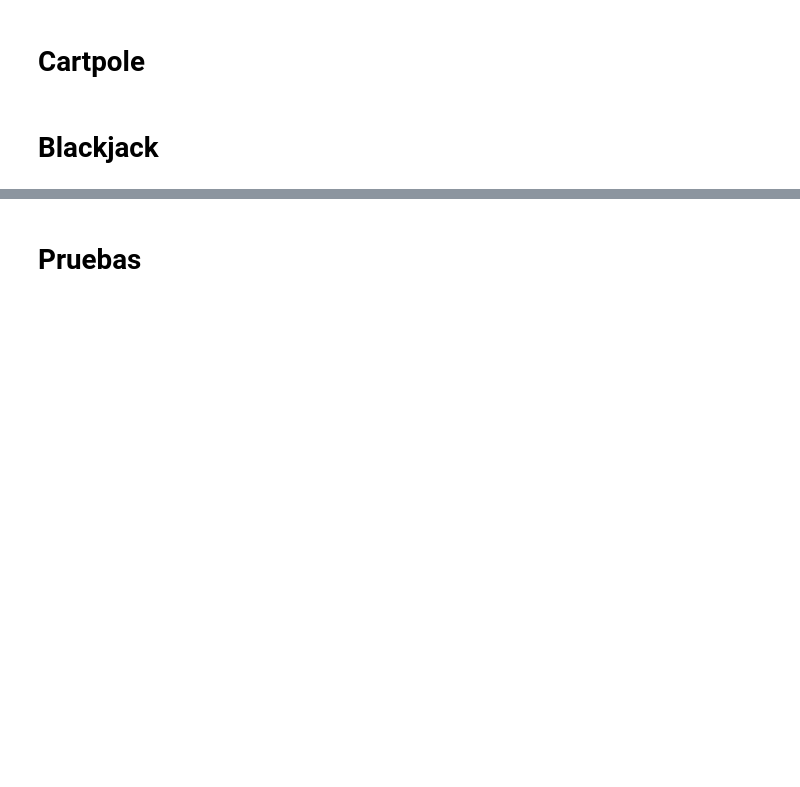
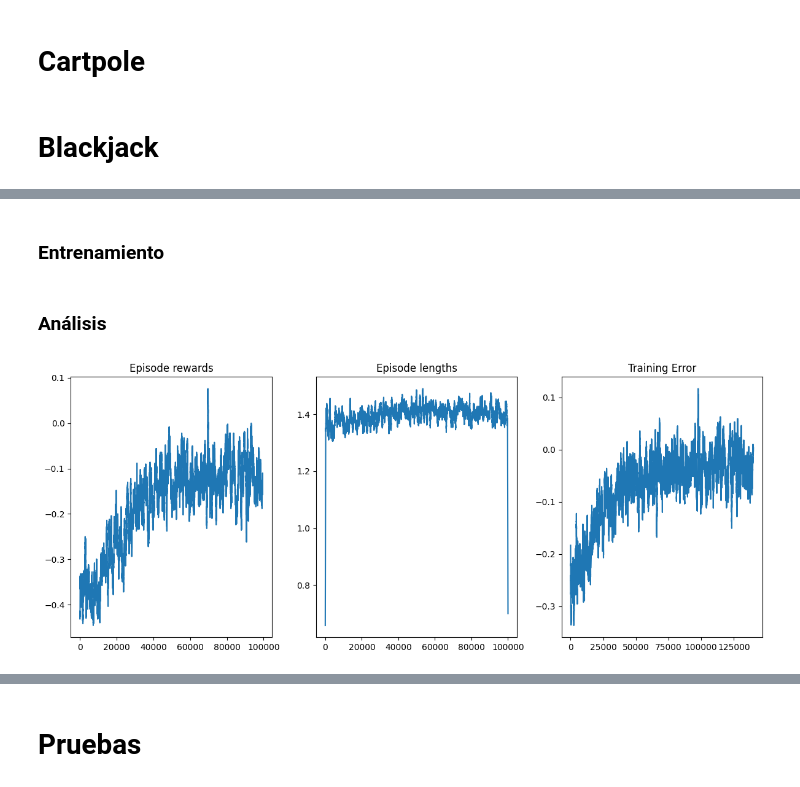
Before and after one commit to GiamoSalerno/Aprendizaje_por_Refuerzo, a Jupyter notebook: Práctica/qlearning.ipynb, the cells around one changed output, grey strips where cells are left out. Saved outputs shown, nothing was run; the diff lists cells and outputs as text; code cells hidden in the pictures; blank space fills up the shorter version.

```diff
--- a/Práctica/qlearning.ipynb
+++ b/Práctica/qlearning.ipynb
@@ -57,0 +92,53 @@ env = gym.make('Blackjack-v1', sab=True)
+# %% [markdown]
+### Entrenamiento
+# %%
+env = gym.wrappers.RecordEpisodeStatistics(env, deque_size=n_episodes)
+for episode in tqdm(range(n_episodes)):
+    obs, info = env.reset()
+    done = False
+
+    # play one episode
+    while not done:
+        action = agent.get_action(obs)
+        next_obs, reward, terminated, truncated, info = env.step(action)
+
+        # update the agent
+        agent.update(obs, action, reward, terminated, next_obs)
+
+        # update if the environment is done and the current obs
+        done = terminated or truncated
+        obs = next_obs
+
+    agent.decay_epsilon()
+# %% [markdown]
+### Análisis
+# %%
+rolling_length = 500
+fig, axs = plt.subplots(ncols=3, figsize=(12, 5))
+axs[0].set_title("Episode rewards")
+# compute and assign a rolling average of the data to provide a smoother graph
+reward_moving_average = (
+    np.convolve(
+        np.array(env.return_queue).flatten(), np.ones(rolling_length), mode="valid"
+    )
+    / rolling_length
+)
+axs[0].plot(range(len(reward_moving_average)), reward_moving_average)
+axs[1].set_title("Episode lengths")
+length_moving_average = (
+    np.convolve(
+        np.array(env.length_queue).flatten(), np.ones(rolling_length), mode="same"
+    )
+    / rolling_length
+)
+axs[1].plot(range(len(length_moving_average)), length_moving_average)
+axs[2].set_title("Training Error")
+training_error_moving_average = (
+    np.convolve(np.array(agent.training_error), np.ones(rolling_length), mode="same")
+    / rolling_length
+)
+axs[2].plot(range(len(training_error_moving_average)), training_error_moving_average)
+plt.tight_layout()
+plt.show()
+# %% [output]
+[figure, added]
```
Also changed, not shown: parts of 14 cells of this notebook, 11 other files.
